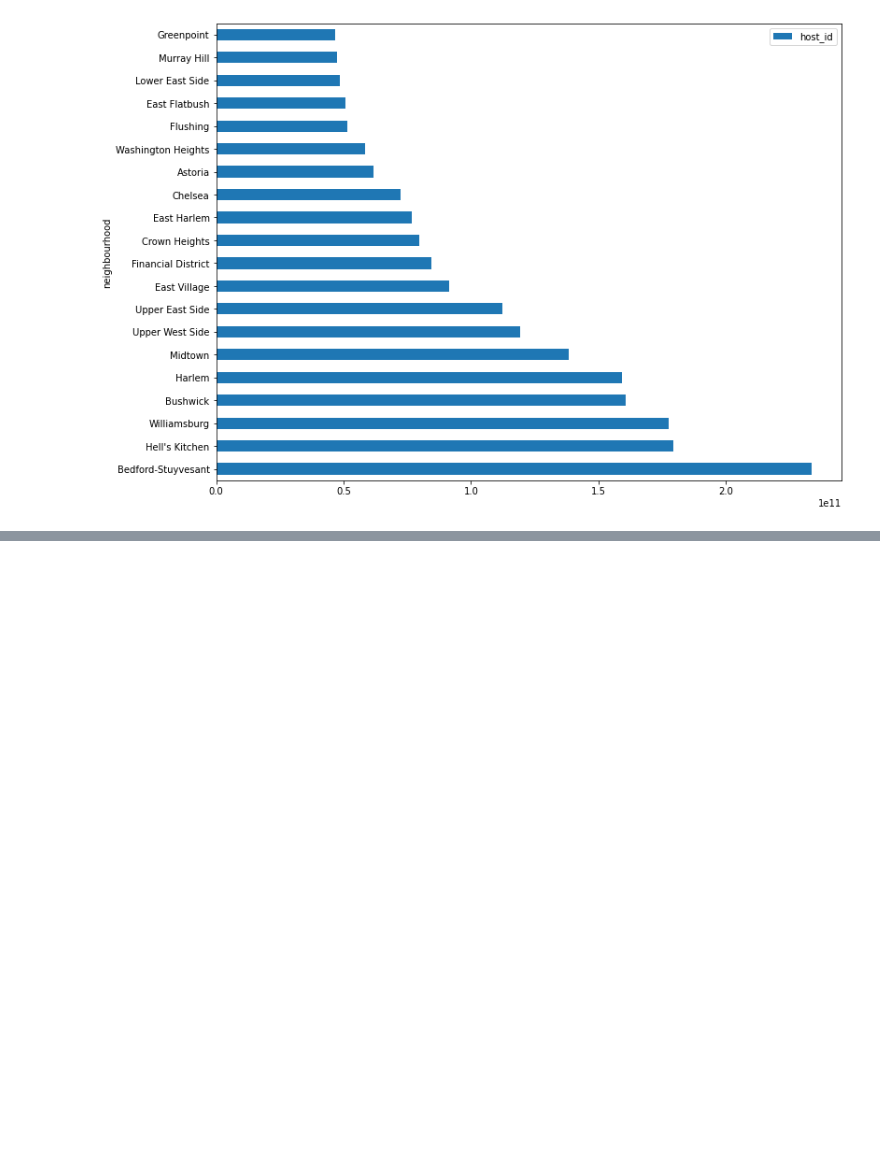
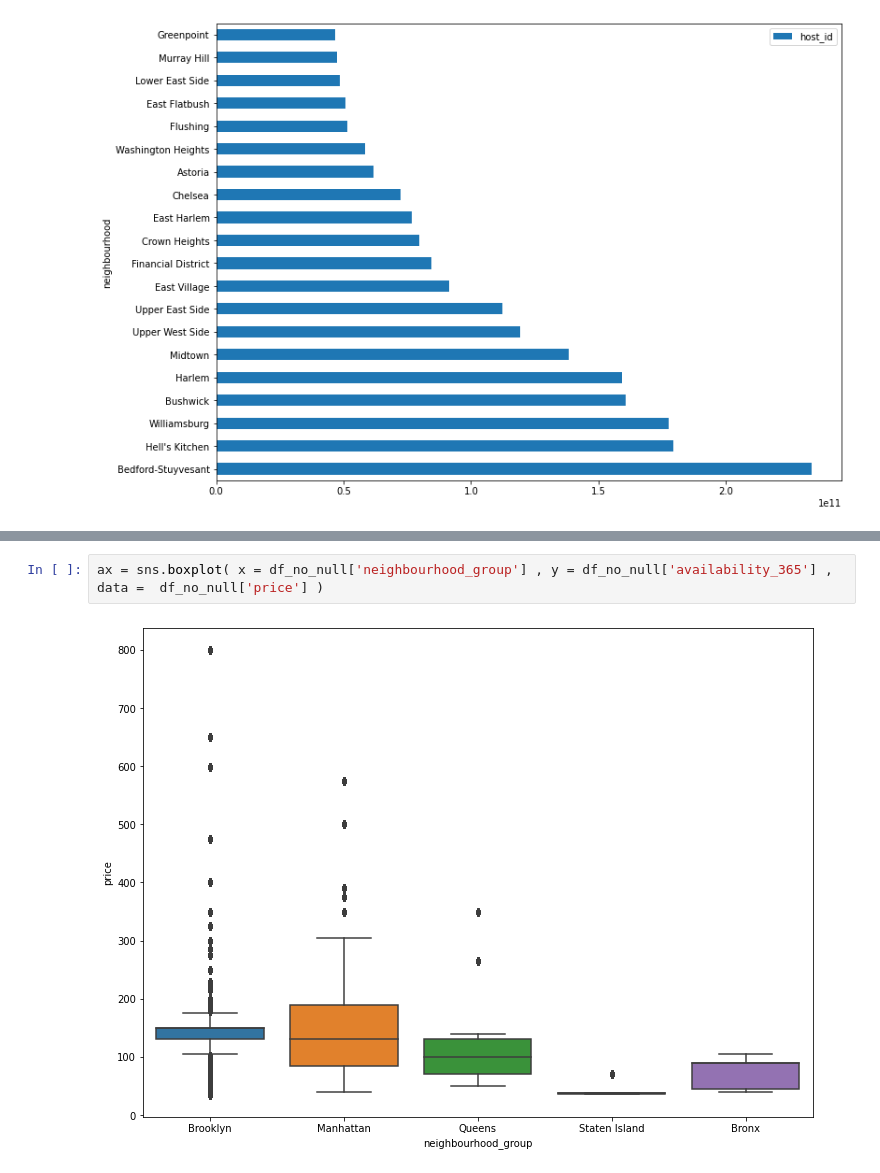
Before and after one commit to GODxFATHER/Airbnb-Bookings-Analysis-, a Jupyter notebook: Copy_of_Airbnb_Bookings_Analysis_Capstone_Project.ipynb, the cells around one changed output, grey strips where cells are left out. Drawn from its saved outputs; the diff is of its cells as text; blank space fills up the shorter version.

```diff
--- a/Copy_of_Airbnb_Bookings_Analysis_Capstone_Project.ipynb
+++ b/Copy_of_Airbnb_Bookings_Analysis_Capstone_Project.ipynb
@@ -540,0 +559,4 @@ df_no_null[['neighbourhood_group','host_id']].groupby('neighbourhood_group').cou
+# %%
+ax = sns.boxplot( x = df_no_null['neighbourhood_group'] , y = df_no_null['availability_365'] , data =  df_no_null['price'] )
+# %% [output]
+[figure, added]
```
Also changed, not shown: parts of 9 cells of this notebook.
